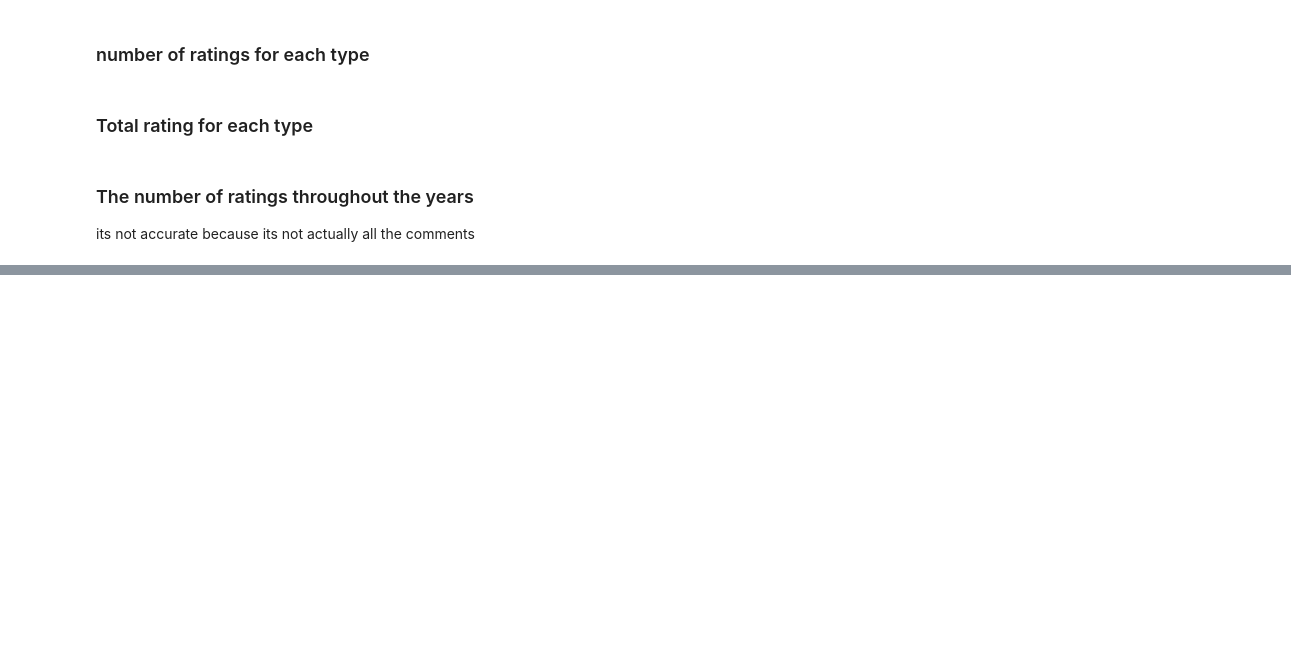
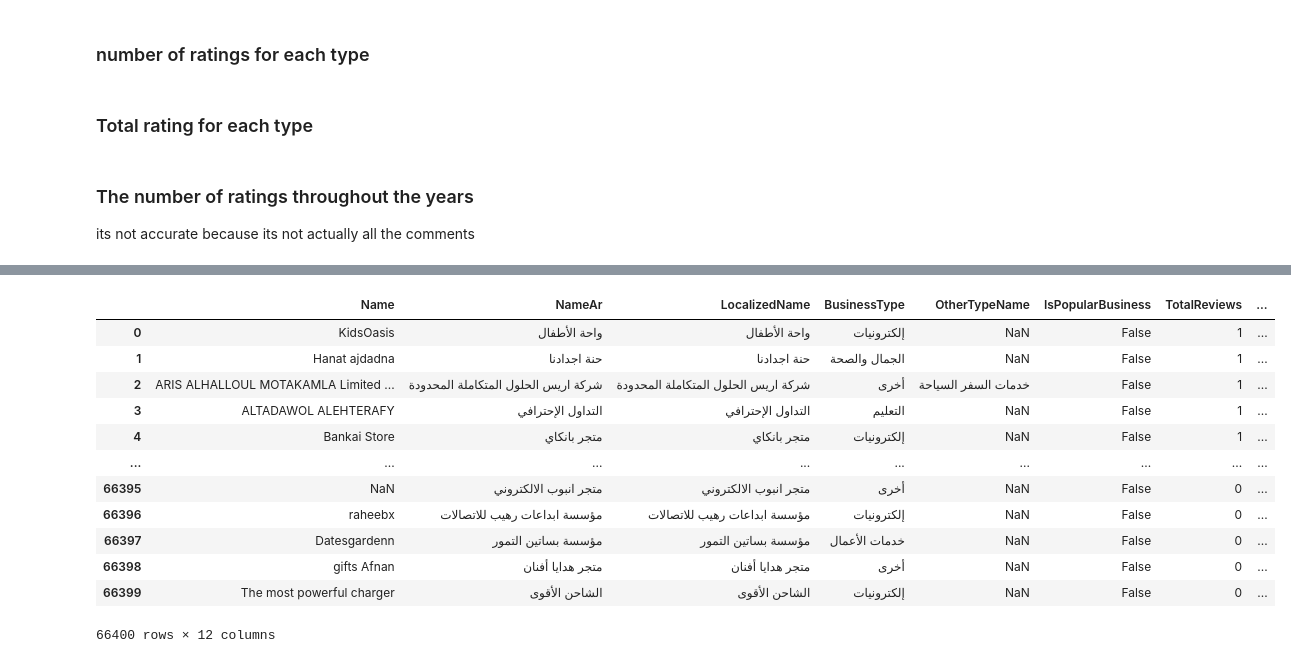
Before and after one commit to almalkiashwaq0/Shawer-Saudi-E-commerce-Market-Analysis, a Jupyter notebook: EDA_Reviews M.ipynb, the cells around one changed output, grey strips where cells are left out. Saved outputs shown, nothing was run; the diff lists cells and outputs as text; code cells hidden in the pictures; blank space fills up the shorter version.

```diff
--- a/EDA_Reviews M.ipynb
+++ b/EDA_Reviews M.ipynb
@@ -147,0 +234,18 @@ fig.show()
+# %%
+df_allstores = pd.read_csv('all_stores.csv')
+# %%
+df_allstores
+# %% [output]
+|  | Name | NameAr | LocalizedName | BusinessType | OtherTypeName | IsPopularBusiness | TotalReviews | ... |
+| 0 | KidsOasis | واحة الأطفال | واحة الأطفال | إلكترونيات | NaN | False | 1 | ... |
+| 1 | Hanat ajdadna | حنة اجدادنا | حنة اجدادنا | الجمال والصحة | NaN | False | 1 | ... |
+| 2 | ARIS ALHALLOUL MOTAKAMLA Limited ... | شركة اريس الحلول المتكاملة المحدودة | شركة اريس الحلول المتكاملة المحدودة | أخرى | خدمات السفر السياحة | False | 1 | ... |
+| 3 | ALTADAWOL ALEHTERAFY | التداول الإحترافي | التداول الإحترافي | التعليم | NaN | False | 1 | ... |
+| 4 | Bankai Store | متجر بانكاي | متجر بانكاي | إلكترونيات | NaN | False | 1 | ... |
+| ... | ... | ... | ... | ... | ... | ... | ... | ... |
+| 66395 | NaN | متجر انبوب الالكتروني | متجر انبوب الالكتروني | أخرى | NaN | False | 0 | ... |
+| 66396 | raheebx | مؤسسة ابداعات رهيب للاتصالات | مؤسسة ابداعات رهيب للاتصالات | إلكترونيات | NaN | False | 0 | ... |
+| 66397 | Datesgardenn | مؤسسة بساتين التمور | مؤسسة بساتين التمور | خدمات الأعمال | NaN | False | 0 | ... |
+| 66398 | gifts Afnan | متجر هدايا أفنان | متجر هدايا أفنان | أخرى | NaN | False | 0 | ... |
+| 66399 | The most powerful charger | الشاحن الأقوى | الشاحن الأقوى | إلكترونيات | NaN | False | 0 | ... |
+66400 rows × 12 columns
```
Also changed, not shown: parts of 5 cells of this notebook.
